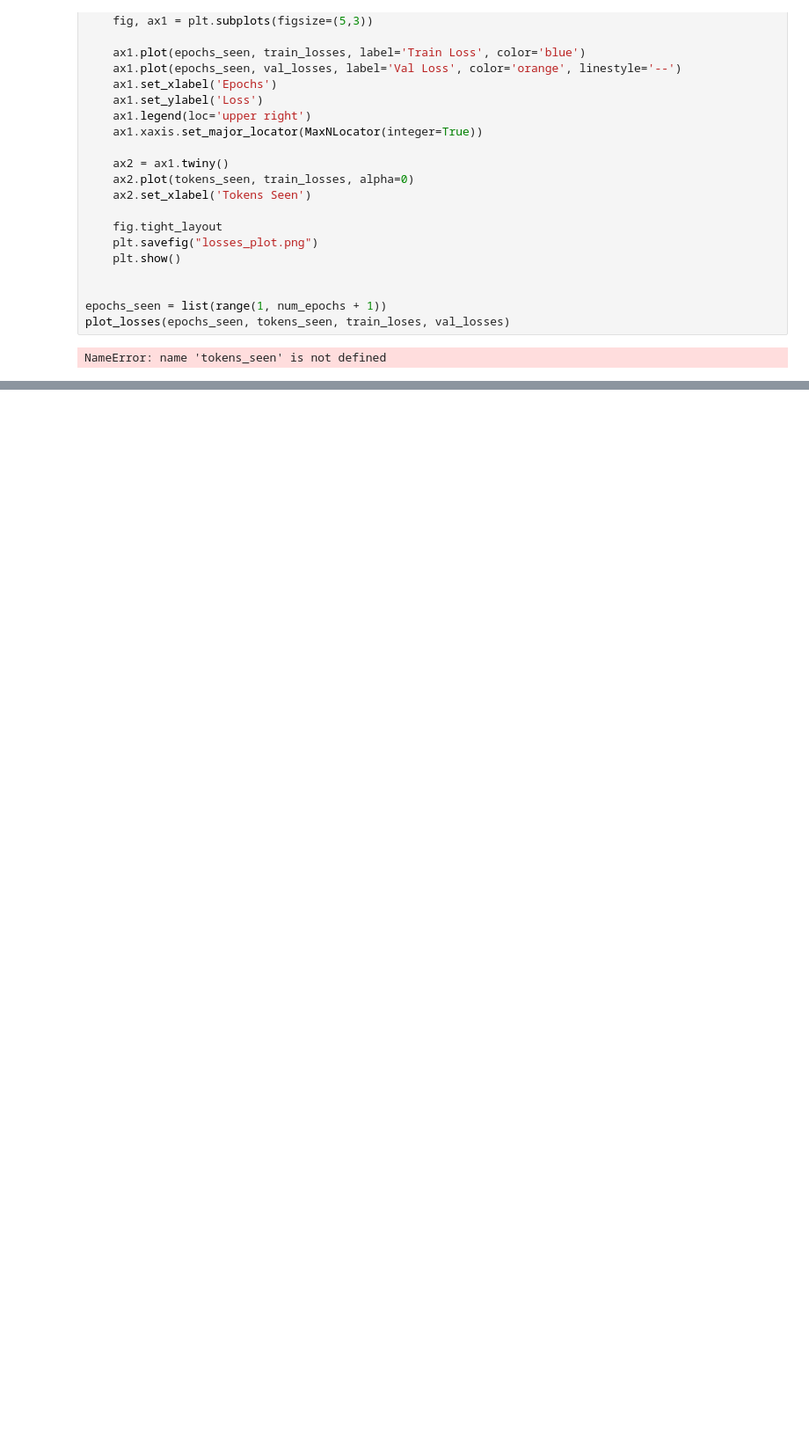
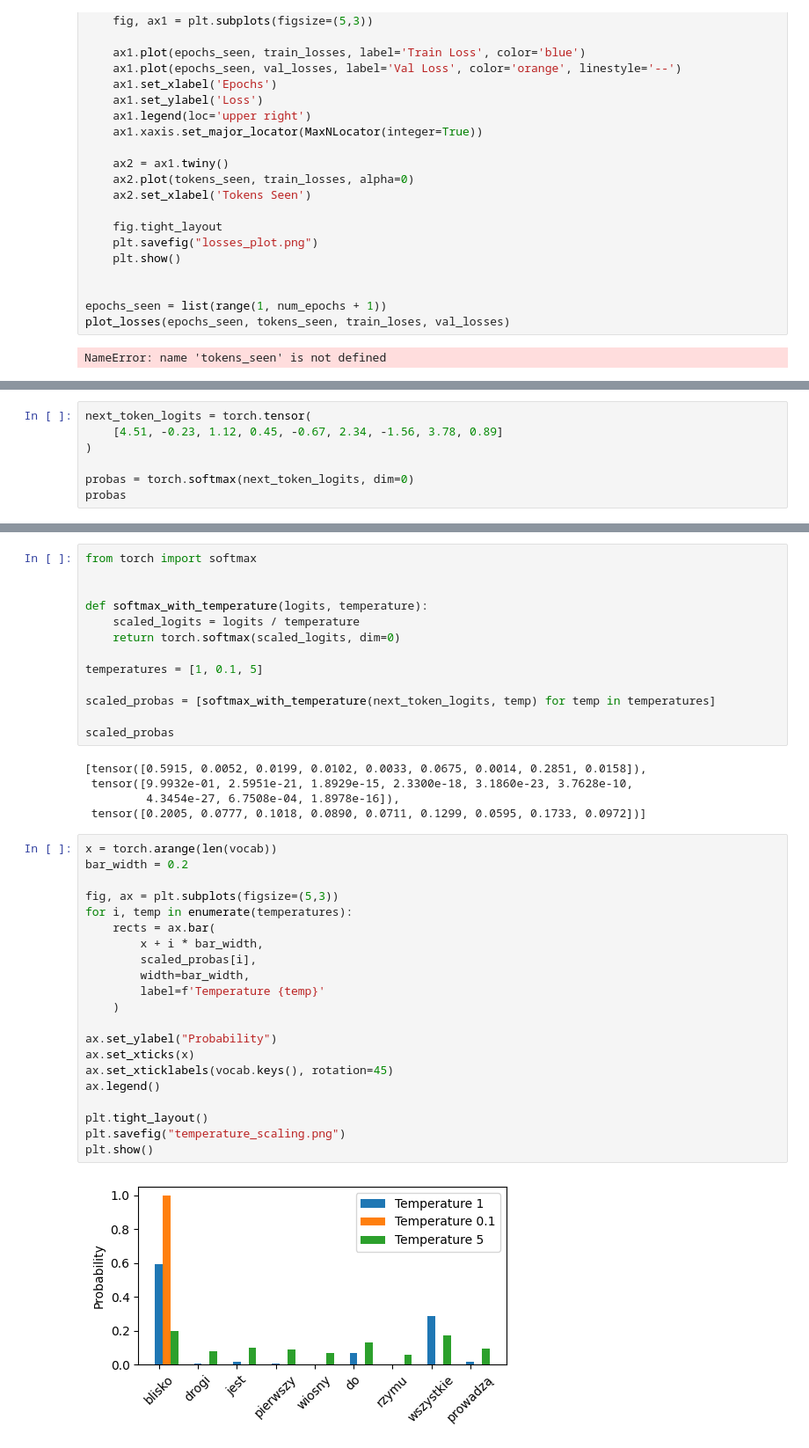
Before and after one commit to Mkoek213/LLM_from_scratch, a Jupyter notebook: notebooks/chapter05.ipynb, the cells around one changed output, grey strips where cells are left out. Shown at 88% size. Saved outputs shown, nothing was run; the diff lists cells and outputs as text; blank space fills up the shorter version.

```diff
--- a/notebooks/chapter05.ipynb
+++ b/notebooks/chapter05.ipynb
@@ -372,0 +393,7 @@ NameError: name 'tokens_seen' is not defined
+# %%
+next_token_logits = torch.tensor(
+    [4.51, -0.23, 1.12, 0.45, -0.67, 2.34, -1.56, 3.78, 0.89]
+)
+
+probas = torch.softmax(next_token_logits, dim=0)
+probas
@@ -372,0 +431,41 @@ NameError: name 'tokens_seen' is not defined
+# %%
+from torch import softmax
+
+
+def softmax_with_temperature(logits, temperature):
+    scaled_logits = logits / temperature
+    return torch.softmax(scaled_logits, dim=0)
+
+temperatures = [1, 0.1, 5]
+
+scaled_probas = [softmax_with_temperature(next_token_logits, temp) for temp in temperatures]
+
+scaled_probas
+# %% [output]
+[tensor([0.5915, 0.0052, 0.0199, 0.0102, 0.0033, 0.0675, 0.0014, 0.2851, 0.0158]),
+ tensor([9.9932e-01, 2.5951e-21, 1.8929e-15, 2.3300e-18, 3.1860e-23, 3.7628e-10,
+         4.3454e-27, 6.7508e-04, 1.8978e-16]),
+ tensor([0.2005, 0.0777, 0.1018, 0.0890, 0.0711, 0.1299, 0.0595, 0.1733, 0.0972])]
+# %%
+x = torch.arange(len(vocab))
+bar_width = 0.2
+
+fig, ax = plt.subplots(figsize=(5,3))
+for i, temp in enumerate(temperatures):
+    rects = ax.bar(
+        x + i * bar_width,
+        scaled_probas[i],
+        width=bar_width,
+        label=f'Temperature {temp}'
+    )
+
+ax.set_ylabel("Probability")
+ax.set_xticks(x)
+ax.set_xticklabels(vocab.keys(), rotation=45)
+ax.legend()
+
+plt.tight_layout()
+plt.savefig("temperature_scaling.png")
+plt.show()
+# %% [output]
+[figure, added]
```
Also changed, not shown: parts of 13 cells of this notebook, 1 other file.
